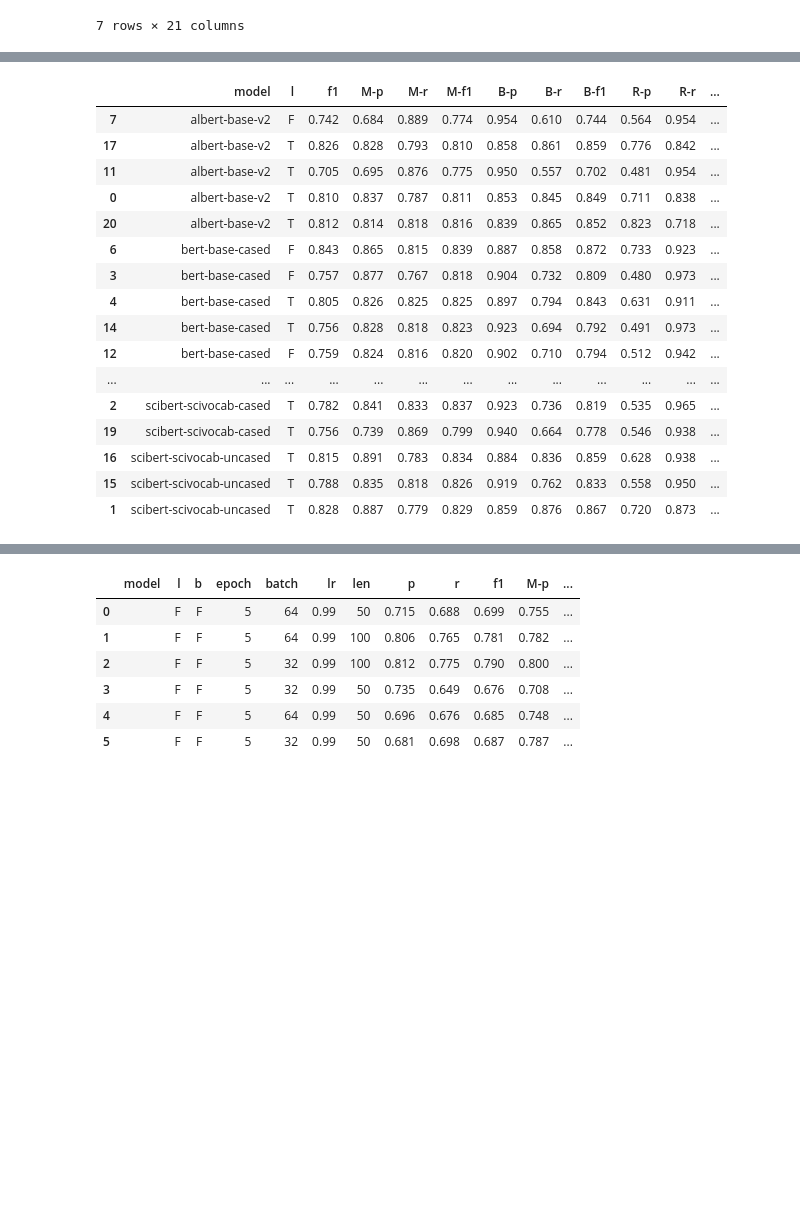
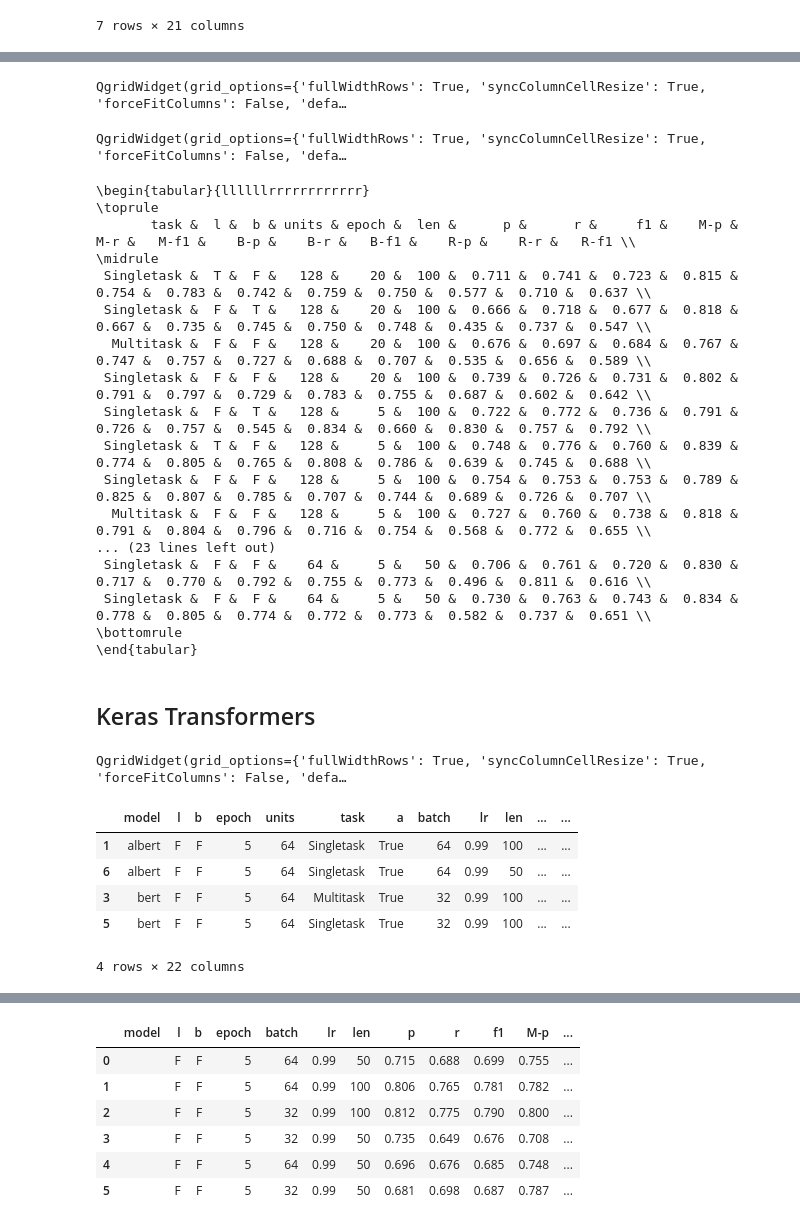
Before and after one commit to StoyanVenDimitrov/cl_team_lab, a Jupyter notebook: notebooks/report_to_latex.ipynb, the cells around one changed output, grey strips where cells are left out. Cells and saved outputs as stored; diff of their text form; code cells hidden in the pictures; blank space fills up the shorter version.

```diff
--- a/notebooks/report_to_latex.ipynb
+++ b/notebooks/report_to_latex.ipynb
@@ -39,7 +49,7 @@ keras_albert_results_files = [os.path.join(keras_albert_results_dir, f, "results
 def result_to_df(files, _type):
 
     type_mapping = {"torch": ["model_version", ["lemmatize", "balance_dataset", "shuffle_data", "epochs", "batch_size", "learning_rate", "max_len", "bfloat16"]],
-                "keras": ["embedding_type", ["lemmatize", "balance_dataset", "number_of_epochs", "batch_size", "learning_rate", "max_len"]]}
+                "keras": ["embedding_type", ["lemmatize", "balance_dataset", "number_of_epochs", "batch_size", "learning_rate", "max_len", "rnn_units", "use_attention"]]}
     model_type, params = type_mapping[_type]
 
     results = []
@@ -57,6 +67,7 @@ def result_to_df(files, _type):
             elif _type == "keras":
 #                 keys = [x.split("=")[0] for x in file.split("&")]
                 res["model"] = [x for x in file.split("&") if model_type in x][0].split("=")[-1] if model_type in keys else ""
+                res["task"] = file.split("/")[-2].split("_")[0]
 
             config = configparser.ConfigParser()
             config.read(file.replace("results.json", "config.txt"))
@@ -64,14 +75,11 @@ def result_to_df(files, _type):
             for param in params:
                 res[param] = config["param"][param]
 #                 print(param)
-
             results.append(res)
-#             print(file)
-#             print(res)
-            # break
+#             break
 
     headers = ["precision", "recall", "f1-score", "0_precision", "0_recall", "0_f1-score", "1_precision", "1_recall", "1_f1-score", "2_precision", "2_recall", "2_f1-score"]
-    mapping = {"precision": "p", "recall": "r", "f1-score": "f1", "0-precision": "M-p", "0-recall": "M-r", "0-f1-score": "M-f1", "1-precision": "B-p", "1-recall": "B-r", "1-f1-score": "B-f1", "2-precision": "R-p", "2-recall": "R-r", "2-f1-score": "R-f1", "model": "model", "lemmatize": "l", "balance_dataset": "b", "shuffle_data": "s", "epochs": "epoch", "use_attention": "a", "number_of_epochs": "epoch", "batch_size": "batch", "learning_rate": "lr", "max_len": "len", "bfloat16": "bf16"}
+    mapping = {"precision": "p", "recall": "r", "f1-score": "f1", "0-precision": "M-p", "0-recall": "M-r", "0-f1-score": "M-f1", "1-precision": "B-p", "1-recall": "B-r", "1-f1-score": "B-f1", "2-precision": "R-p", "2-recall": "R-r", "2-f1-score": "R-f1", "model": "model", "lemmatize": "l", "balance_dataset": "b", "shuffle_data": "s", "epochs": "epoch", "use_attention": "a", "number_of_epochs": "epoch", "batch_size": "batch", "learning_rate": "lr", "max_len": "len", "bfloat16": "bf16", "rnn_units": "units"}
 
     result_table = defaultdict(list)
 
@@ -85,6 +93,8 @@ def result_to_df(files, _type):
             result_table[mapping["epochs"]].append(result["epochs"])
         elif _type == "keras":
             result_table[mapping["number_of_epochs"]].append(result["number_of_epochs"])
+            result_table[mapping["rnn_units"]].append(result["rnn_units"])
+            result_table["task"].append(result["task"])
             result_table[mapping["use_attention"]].append(result["use_attention"])
         result_table[mapping["batch_size"]].append(result["batch_size"])
         result_table[mapping["learning_rate"]].append(result["learning_rate"])
@@ -213,21 +237,47 @@ qgr
+# %%
+pp(keras_results_df[keras_results_df["a"]=="True"])
+# %% [output]
+QgridWidget(grid_options={'fullWidthRows': True, 'syncColumnCellResize': True, 'forceFitColumns': False, 'defa…
+# %%
+pp(keras_results_df)
+# %% [output]
+QgridWidget(grid_options={'fullWidthRows': True, 'syncColumnCellResize': True, 'forceFitColumns': False, 'defa…
 # %%
-torch_df[["model", "l", "f1", "M-p", "M-r", "M-f1", "B-p", "B-r", "B-f1", "R-p", "R-r", "R-f1"]]
+print(keras_results_df.to_latex(columns=["task", "l", "b", "units", "epoch", "len", 'p', 'r', 'f1', 'M-p', 'M-r', 'M-f1', 'B-p', 'B-r', 'B-f1', 'R-p', 'R-r', 'R-f1'], index=False))
 # %% [output]
-|  | model | l | f1 | M-p | M-r | M-f1 | B-p | B-r | B-f1 | R-p | R-r | ... |
-| 7 | albert-base-v2 | F | 0.742 | 0.684 | 0.889 | 0.774 | 0.954 | 0.610 | 0.744 | 0.564 | 0.954 | ... |
-| 17 | albert-base-v2 | T | 0.826 | 0.828 | 0.793 | 0.810 | 0.858 | 0.861 | 0.859 | 0.776 | 0.842 | ... |
-| 11 | albert-base-v2 | T | 0.705 | 0.695 | 0.876 | 0.775 | 0.950 | 0.557 | 0.702 | 0.481 | 0.954 | ... |
-| 0 | albert-base-v2 | T | 0.810 | 0.837 | 0.787 | 0.811 | 0.853 | 0.845 | 0.849 | 0.711 | 0.838 | ... |
-| 20 | albert-base-v2 | T | 0.812 | 0.814 | 0.818 | 0.816 | 0.839 | 0.865 | 0.852 | 0.823 | 0.718 | ... |
-| 6 | bert-base-cased | F | 0.843 | 0.865 | 0.815 | 0.839 | 0.887 | 0.858 | 0.872 | 0.733 | 0.923 | ... |
-| 3 | bert-base-cased | F | 0.757 | 0.877 | 0.767 | 0.818 | 0.904 | 0.732 | 0.809 | 0.480 | 0.973 | ... |
-| 4 | bert-base-cased | T | 0.805 | 0.826 | 0.825 | 0.825 | 0.897 | 0.794 | 0.843 | 0.631 | 0.911 | ... |
-| 14 | bert-base-cased | T | 0.756 | 0.828 | 0.818 | 0.823 | 0.923 | 0.694 | 0.792 | 0.491 | 0.973 | ... |
-| 12 | bert-base-cased | F | 0.759 | 0.824 | 0.816 | 0.820 | 0.902 | 0.710 | 0.794 | 0.512 | 0.942 | ... |
-| ... | ... | ... | ... | ... | ... | ... | ... | ... | ... | ... | ... | ... |
-| 2 | scibert-scivocab-cased | T | 0.782 | 0.841 | 0.833 | 0.837 | 0.923 | 0.736 | 0.819 | 0.535 | 0.965 | ... |
-| 19 | scibert-scivocab-cased | T | 0.756 | 0.739 | 0.869 | 0.799 | 0.940 | 0.664 | 0.778 | 0.546 | 0.938 | ... |
-| 16 | scibert-scivocab-uncased | T | 0.815 | 0.891 | 0.783 | 0.834 | 0.884 | 0.836 | 0.859 | 0.628 | 0.938 | ... |
-| 15 | scibert-scivocab-uncased | T | 0.788 | 0.835 | 0.818 | 0.826 | 0.919 | 0.762 | 0.833 | 0.558 | 0.950 | ... |
-| 1 | scibert-scivocab-uncased | T | 0.828 | 0.887 | 0.779 | 0.829 | 0.859 | 0.876 | 0.867 | 0.720 | 0.873 | ... |
+\begin{tabular}{llllllrrrrrrrrrrrr}
+\toprule
+       task &  l &  b & units & epoch &  len &      p &      r &     f1 &    M-p &    M-r &   M-f1 &    B-p &    B-r &   B-f1 &    R-p &    R-r &   R-f1 \\
+\midrule
+ Singletask &  T &  F &   128 &    20 &  100 &  0.711 &  0.741 &  0.723 &  0.815 &  0.754 &  0.783 &  0.742 &  0.759 &  0.750 &  0.577 &  0.710 &  0.637 \\
+ Singletask &  F &  T &   128 &    20 &  100 &  0.666 &  0.718 &  0.677 &  0.818 &  0.667 &  0.735 &  0.745 &  0.750 &  0.748 &  0.435 &  0.737 &  0.547 \\
+  Multitask &  F &  F &   128 &    20 &  100 &  0.676 &  0.697 &  0.684 &  0.767 &  0.747 &  0.757 &  0.727 &  0.688 &  0.707 &  0.535 &  0.656 &  0.589 \\
+ Singletask &  F &  F &   128 &    20 &  100 &  0.739 &  0.726 &  0.731 &  0.802 &  0.791 &  0.797 &  0.729 &  0.783 &  0.755 &  0.687 &  0.602 &  0.642 \\
+ Singletask &  F &  T &   128 &     5 &  100 &  0.722 &  0.772 &  0.736 &  0.791 &  0.726 &  0.757 &  0.545 &  0.834 &  0.660 &  0.830 &  0.757 &  0.792 \\
+ Singletask &  T &  F &   128 &     5 &  100 &  0.748 &  0.776 &  0.760 &  0.839 &  0.774 &  0.805 &  0.765 &  0.808 &  0.786 &  0.639 &  0.745 &  0.688 \\
+ Singletask &  F &  F &   128 &     5 &  100 &  0.754 &  0.753 &  0.753 &  0.789 &  0.825 &  0.807 &  0.785 &  0.707 &  0.744 &  0.689 &  0.726 &  0.707 \\
+  Multitask &  F &  F &   128 &     5 &  100 &  0.727 &  0.760 &  0.738 &  0.818 &  0.791 &  0.804 &  0.796 &  0.716 &  0.754 &  0.568 &  0.772 &  0.655 \\
+... (23 lines left out)
+ Singletask &  F &  F &    64 &     5 &   50 &  0.706 &  0.761 &  0.720 &  0.830 &  0.717 &  0.770 &  0.792 &  0.755 &  0.773 &  0.496 &  0.811 &  0.616 \\
+ Singletask &  F &  F &    64 &     5 &   50 &  0.730 &  0.763 &  0.743 &  0.834 &  0.778 &  0.805 &  0.774 &  0.772 &  0.773 &  0.582 &  0.737 &  0.651 \\
+\bottomrule
+\end{tabular}
+# %% [markdown]
+## Keras Transformers
+# %%
+keras_albert_results_df = result_to_df(keras_albert_results_files, "keras")
+keras_albert_results_df["model"] = keras_albert_results_df["model"].str.replace("/results.json", "").replace("", np.nan)
+pp(keras_albert_results_df)
+# %% [output]
+QgridWidget(grid_options={'fullWidthRows': True, 'syncColumnCellResize': True, 'forceFitColumns': False, 'defa…
+# %%
+keras_albert_results_df.dropna(subset=['model'], inplace=True)
+keras_albert_results_df.sort_values(["model"])
+# %% [output]
+|  | model | l | b | epoch | units | task | a | batch | lr | len | ... | ... |
+| 1 | albert | F | F | 5 | 64 | Singletask | True | 64 | 0.99 | 100 | ... | ... |
+| 6 | albert | F | F | 5 | 64 | Singletask | True | 64 | 0.99 | 50 | ... | ... |
+| 3 | bert | F | F | 5 | 64 | Multitask | True | 32 | 0.99 | 100 | ... | ... |
+| 5 | bert | F | F | 5 | 64 | Singletask | True | 32 | 0.99 | 100 | ... | ... |
+4 rows × 22 columns
 # %%
```
Also changed, not shown: parts of 15 cells of this notebook, 13 other files.
